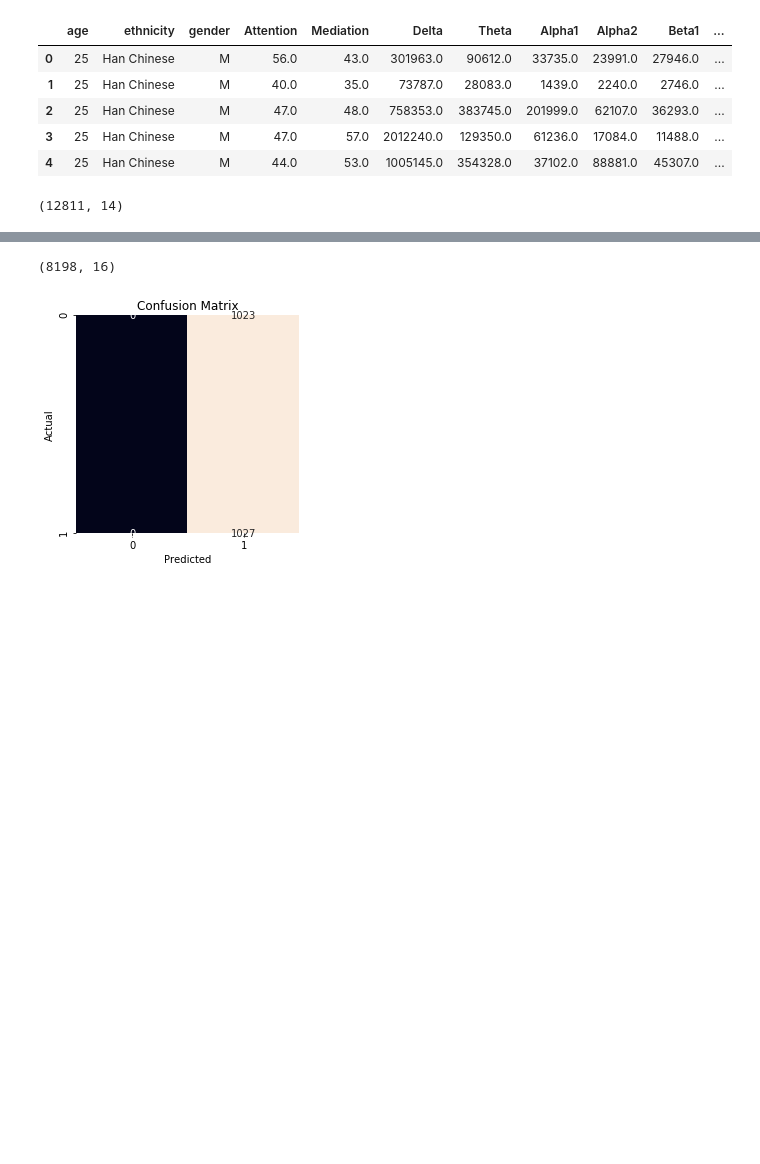
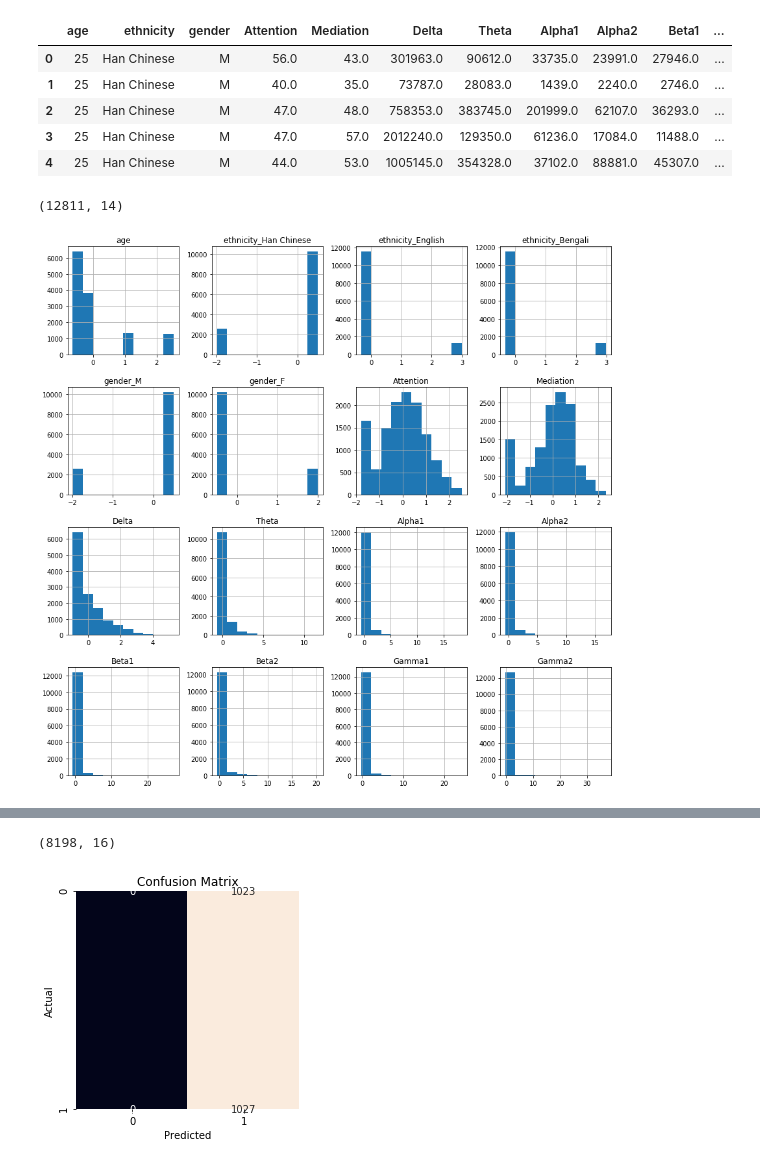
Before and after one commit to sanha-hwang/EEG_project, a Jupyter notebook: Project_EEG.ipynb, the cells around one changed output, grey strips where cells are left out. Saved outputs shown, nothing was run; the diff lists cells and outputs as text; code cells hidden in the pictures; blank space fills up the shorter version.

```diff
--- a/Project_EEG.ipynb
+++ b/Project_EEG.ipynb
@@ -210,3 +217,8 @@ Xcolumns = X.columns
 
 X = scaler.fit_transform(X) # X는 현재 np.array형태 ->tensor에는 이대로 입력
 X_data = pd.DataFrame(X, columns= Xcolumns) # ML에는 feature분석을 위해 dataframe화
+# %%
+X_data.hist(figsize = (15, 15))
+plt.show()
+# %% [output]
+[figure, added]
```
Also changed, not shown: parts of 20 cells of this notebook.
